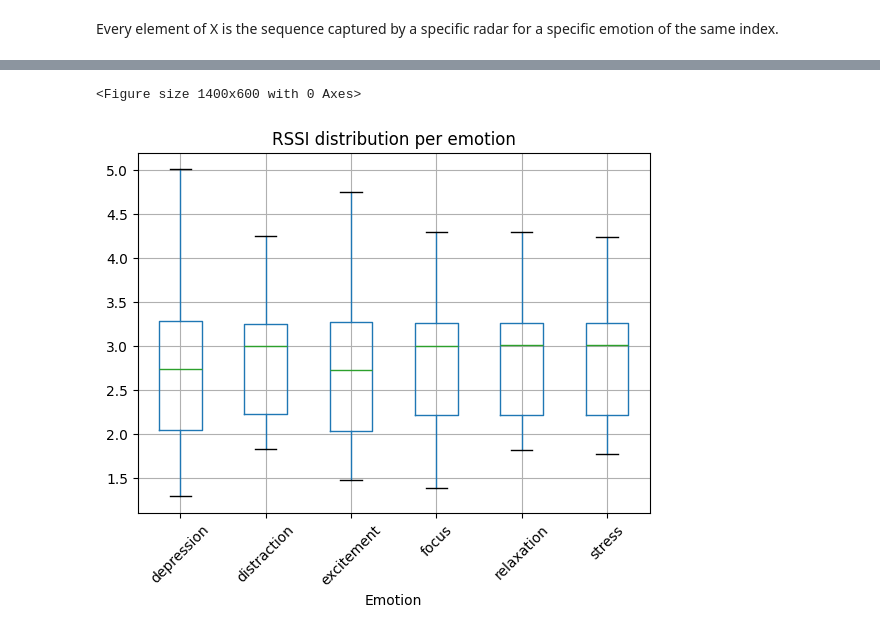
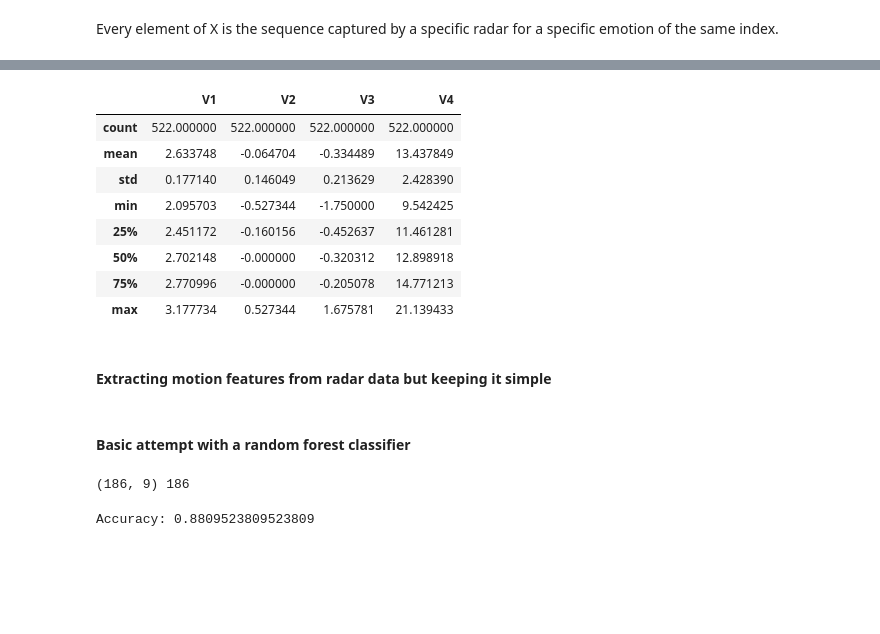
Before and after one commit to anasdev1204/CoDaS-Radar-based-Sentiment-Analysis-and-recognition, a Jupyter notebook: anas/eda.ipynb, the cells around one changed output, grey strips where cells are left out. Saved outputs shown, nothing was run; the diff lists cells and outputs as text; code cells hidden in the pictures; blank space fills up the shorter version.

Commit message:
feat: add 2 new models using statistical data of users motion These models work well on random split of the data but still struggle to generalize to unseen users Need to review selected features

```diff
--- a/anas/eda.ipynb
+++ b/anas/eda.ipynb
@@ -187,17 +216,15 @@ plt.show()
-# %%
-feature_means = []
-for seq, label in zip(X, y):
-    mean_vals = seq[:,1:].mean(axis=0)
-    feature_means.append([label] + mean_vals.tolist())
-
-df_features = pd.DataFrame(feature_means, columns=["Emotion", "RSSI", "PhaseAngle", "DopplerFrequency", "Frequency"])
-
-plt.figure(figsize=(14,6))
-df_features.boxplot(column="RSSI", by="Emotion")
-plt.title("RSSI distribution per emotion")
-plt.suptitle("")
-plt.xticks(rotation=45)
-plt.show()
-# %% [output]
-<Figure size 1400x600 with 0 Axes>
-[figure, removed]
+# %%
+x = U["U03"]["movement_features"][0][0][1:]
+
+df = pd.DataFrame(x, columns=["V1", "V2", "V3", "V4"])
+df.describe()
+# %% [output]
+|  | V1 | V2 | V3 | V4 |
+| count | 522.000000 | 522.000000 | 522.000000 | 522.000000 |
+| mean | 2.633748 | -0.064704 | -0.334489 | 13.437849 |
+| std | 0.177140 | 0.146049 | 0.213629 | 2.428390 |
+| min | 2.095703 | -0.527344 | -1.750000 | 9.542425 |
+| 25% | 2.451172 | -0.160156 | -0.452637 | 11.461281 |
+| 50% | 2.702148 | -0.000000 | -0.320312 | 12.898918 |
+| 75% | 2.770996 | -0.000000 | -0.205078 | 14.771213 |
+| max | 3.177734 | 0.527344 | 1.675781 | 21.139433 |
@@ -203,0 +235,2 @@ plt.show()
+# %% [markdown]
+#### Extracting motion features from radar data but keeping it simple
@@ -203,0 +319,28 @@ plt.show()
+# %% [markdown]
+#### Basic attempt with a random forest classifier
+# %%
+all_users_all_features = []
+all_users_emotion_labels = []
+user_ids = []
+for u in U.keys():
+    for i, val in enumerate(emotions.values()):
+        samples = []
+        j = i * 12
+        max_j = (i + 1) * 12
+        while j < max_j:
+            if j >= len(U[u]["movement_features"]):
+                break
+
+            samples += [U[u]["movement_features"][j][0][1:]]
+            j += 1
+
+        features = extract_features(samples)
+        all_users_all_features.append(features)
+        all_users_emotion_labels.append(val)
+        user_ids.append(u)
+
+all_users_all_features = np.array(all_users_all_features)
+all_users_emotion_labels = np.array(all_users_emotion_labels)
+print(all_users_all_features.shape, len(all_users_emotion_labels))
+# %% [output]
+(186, 9) 186
@@ -203,0 +356,9 @@ plt.show()
+# %%
+from sklearn.ensemble import RandomForestClassifier
+
+model = RandomForestClassifier(n_estimators=200)
+model.fit(X_train, y_train)
+
+print("Accuracy:", model.score(X_test, y_test))
+# %% [output]
+Accuracy: 0.8809523809523809
```
Also changed, not shown: parts of 37 cells of this notebook, 6 other files.
